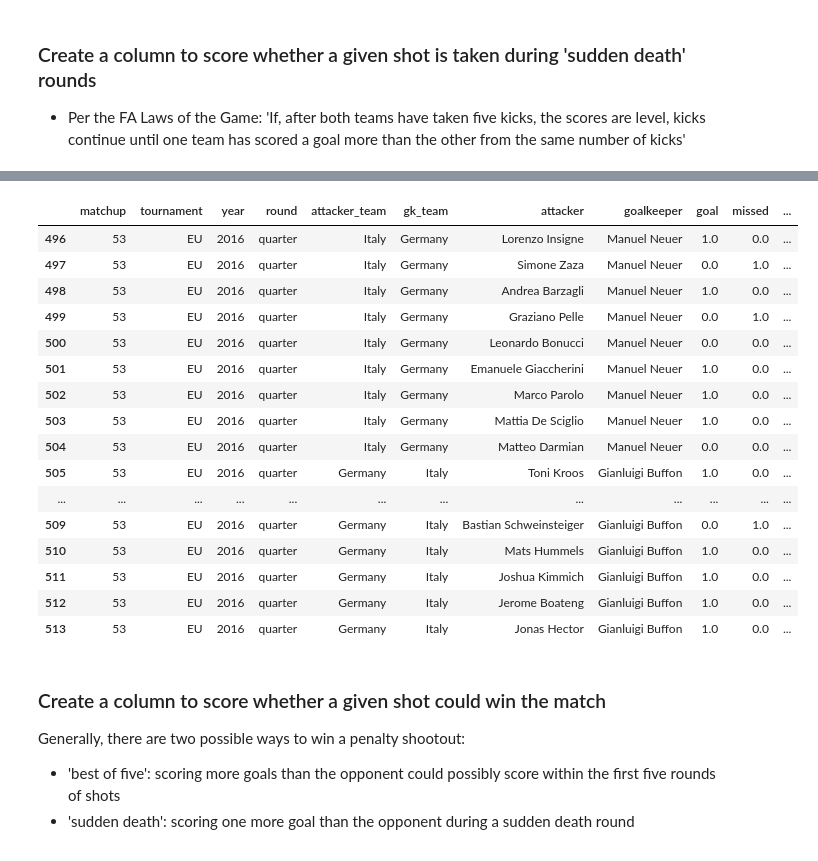
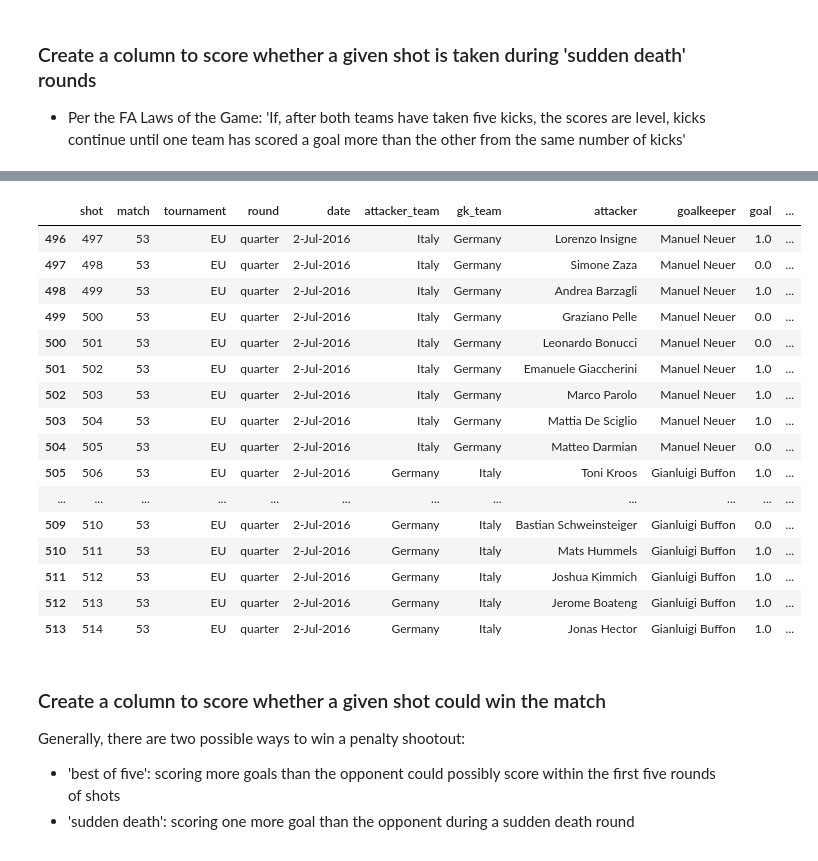
Before and after one commit to bbjohnson6810/penalty_shootouts, a Jupyter notebook: 01_setup/add_columns_to_pk_df.ipynb, the cells around one changed output, grey strips where cells are left out. Cells and saved outputs as stored; diff of their text form; code cells hidden in the pictures.

```diff
--- a/01_setup/add_columns_to_pk_df.ipynb
+++ b/01_setup/add_columns_to_pk_df.ipynb
@@ -14,5 +14,9 @@ import numpy as np
 import plotly.express as px
 # %%
 pk = pd.read_csv("../00_data/01_raw/pks_raw.csv")
+
+# remove rows with unknown shot values
+pk = pk[pk['goal'].notna()]
+
 pk.head()
 # %% [output]
@@ -52,25 +66,25 @@ Name: sudden_death, dtype: int64
 [interactive output not drawn]
 # %%
 # check a known example: Euro 2016 quarterfinal - Italy vs. Germany
-pk[pk.matchup == 53]
+pk[pk.match == 53]
 # %% [output]
-|  | matchup | tournament | year | round | attacker_team | gk_team | attacker | goalkeeper | goal | missed | ... |
-| 496 | 53 | EU | 2016 | quarter | Italy | Germany | Lorenzo Insigne | Manuel Neuer | 1.0 | 0.0 | ... |
-| 497 | 53 | EU | 2016 | quarter | Italy | Germany | Simone Zaza | Manuel Neuer | 0.0 | 1.0 | ... |
-| 498 | 53 | EU | 2016 | quarter | Italy | Germany | Andrea Barzagli | Manuel Neuer | 1.0 | 0.0 | ... |
-| 499 | 53 | EU | 2016 | quarter | Italy | Germany | Graziano Pelle | Manuel Neuer | 0.0 | 1.0 | ... |
-| 500 | 53 | EU | 2016 | quarter | Italy | Germany | Leonardo Bonucci | Manuel Neuer | 0.0 | 0.0 | ... |
-| 501 | 53 | EU | 2016 | quarter | Italy | Germany | Emanuele Giaccherini | Manuel Neuer | 1.0 | 0.0 | ... |
-| 502 | 53 | EU | 2016 | quarter | Italy | Germany | Marco Parolo | Manuel Neuer | 1.0 | 0.0 | ... |
-| 503 | 53 | EU | 2016 | quarter | Italy | Germany | Mattia De Sciglio | Manuel Neuer | 1.0 | 0.0 | ... |
-| 504 | 53 | EU | 2016 | quarter | Italy | Germany | Matteo Darmian | Manuel Neuer | 0.0 | 0.0 | ... |
-| 505 | 53 | EU | 2016 | quarter | Germany | Italy | Toni Kroos | Gianluigi Buffon | 1.0 | 0.0 | ... |
+|  | shot | match | tournament | round | date | attacker_team | gk_team | attacker | goalkeeper | goal | ... |
+| 496 | 497 | 53 | EU | quarter | 2-Jul-2016 | Italy | Germany | Lorenzo Insigne | Manuel Neuer | 1.0 | ... |
+| 497 | 498 | 53 | EU | quarter | 2-Jul-2016 | Italy | Germany | Simone Zaza | Manuel Neuer | 0.0 | ... |
+| 498 | 499 | 53 | EU | quarter | 2-Jul-2016 | Italy | Germany | Andrea Barzagli | Manuel Neuer | 1.0 | ... |
+| 499 | 500 | 53 | EU | quarter | 2-Jul-2016 | Italy | Germany | Graziano Pelle | Manuel Neuer | 0.0 | ... |
+| 500 | 501 | 53 | EU | quarter | 2-Jul-2016 | Italy | Germany | Leonardo Bonucci | Manuel Neuer | 0.0 | ... |
+| 501 | 502 | 53 | EU | quarter | 2-Jul-2016 | Italy | Germany | Emanuele Giaccherini | Manuel Neuer | 1.0 | ... |
+| 502 | 503 | 53 | EU | quarter | 2-Jul-2016 | Italy | Germany | Marco Parolo | Manuel Neuer | 1.0 | ... |
+| 503 | 504 | 53 | EU | quarter | 2-Jul-2016 | Italy | Germany | Mattia De Sciglio | Manuel Neuer | 1.0 | ... |
+| 504 | 505 | 53 | EU | quarter | 2-Jul-2016 | Italy | Germany | Matteo Darmian | Manuel Neuer | 0.0 | ... |
+| 505 | 506 | 53 | EU | quarter | 2-Jul-2016 | Germany | Italy | Toni Kroos | Gianluigi Buffon | 1.0 | ... |
 | ... | ... | ... | ... | ... | ... | ... | ... | ... | ... | ... | ... |
-| 509 | 53 | EU | 2016 | quarter | Germany | Italy | Bastian Schweinsteiger | Gianluigi Buffon | 0.0 | 1.0 | ... |
-| 510 | 53 | EU | 2016 | quarter | Germany | Italy | Mats Hummels | Gianluigi Buffon | 1.0 | 0.0 | ... |
-| 511 | 53 | EU | 2016 | quarter | Germany | Italy | Joshua Kimmich | Gianluigi Buffon | 1.0 | 0.0 | ... |
-| 512 | 53 | EU | 2016 | quarter | Germany | Italy | Jerome Boateng | Gianluigi Buffon | 1.0 | 0.0 | ... |
-| 513 | 53 | EU | 2016 | quarter | Germany | Italy | Jonas Hector | Gianluigi Buffon | 1.0 | 0.0 | ... |
+| 509 | 510 | 53 | EU | quarter | 2-Jul-2016 | Germany | Italy | Bastian Schweinsteiger | Gianluigi Buffon | 0.0 | ... |
+| 510 | 511 | 53 | EU | quarter | 2-Jul-2016 | Germany | Italy | Mats Hummels | Gianluigi Buffon | 1.0 | ... |
+| 511 | 512 | 53 | EU | quarter | 2-Jul-2016 | Germany | Italy | Joshua Kimmich | Gianluigi Buffon | 1.0 | ... |
+| 512 | 513 | 53 | EU | quarter | 2-Jul-2016 | Germany | Italy | Jerome Boateng | Gianluigi Buffon | 1.0 | ... |
+| 513 | 514 | 53 | EU | quarter | 2-Jul-2016 | Germany | Italy | Jonas Hector | Gianluigi Buffon | 1.0 | ... |
 # %% [markdown]
 ### Create a column to score whether a given shot could win the match
 Generally, there are two possible ways to win a penalty shootout:
```
Also changed, not shown: parts of 19 cells of this notebook, 3 other files.
